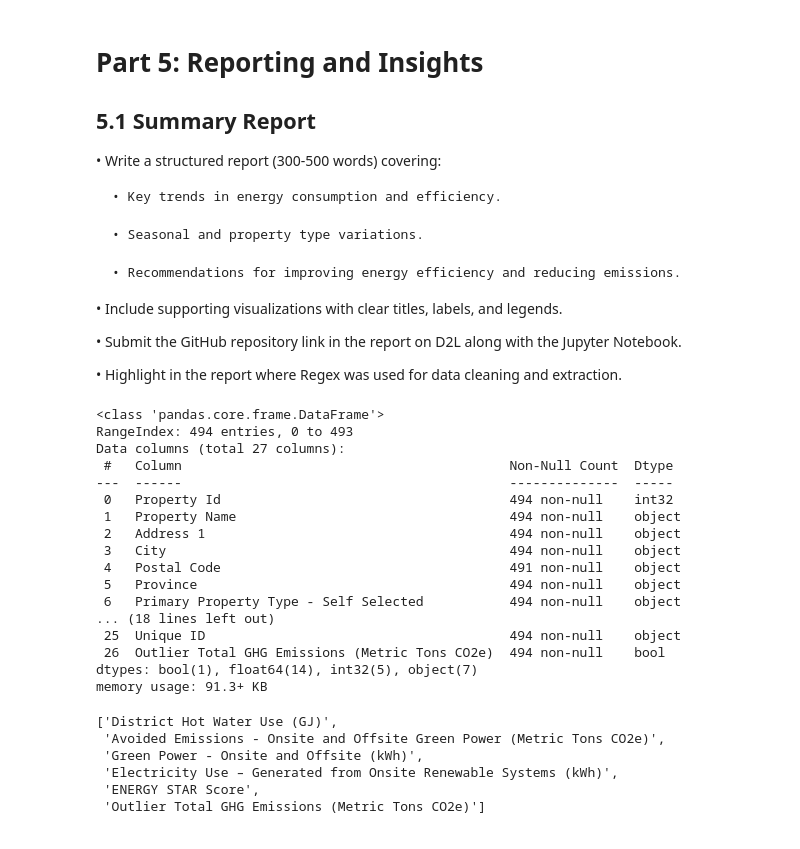
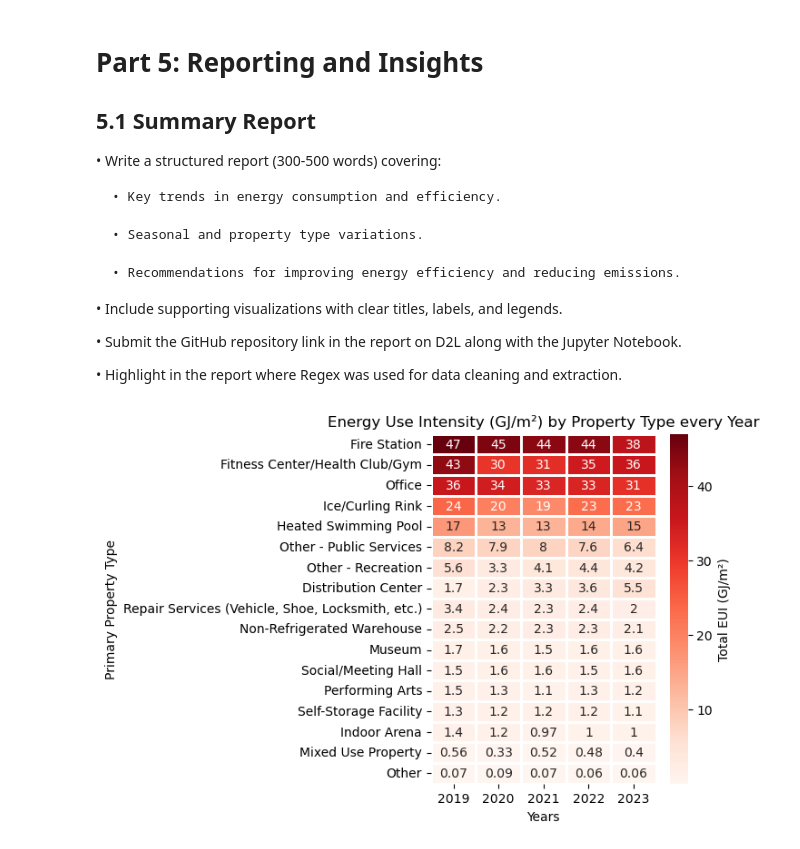
Before and after one commit to msthalegu/Analysis-of-Energy-Consumption-Trends-in-Calgary-, a Jupyter notebook: AssignmentFour.ipynb, the cells around one changed output. Drawn from its saved outputs; the diff is of its cells as text; code cells hidden in the pictures.

```diff
--- a/AssignmentFour.ipynb
+++ b/AssignmentFour.ipynb
@@ -681,35 +681,24 @@ The t-test result (T = -2.7646, p = 0.0066) between 'Office' and 'Fire Sattion'
 • Submit the GitHub repository link in the report on D2L along with the Jupyter Notebook.
 
 • Highlight in the report where Regex was used for data cleaning and extraction.
-# %%
-Cdf.info()
-# %% [output]
-<class 'pandas.core.frame.DataFrame'>
-RangeIndex: 494 entries, 0 to 493
-Data columns (total 27 columns):
- #   Column                                          Non-Null Count  Dtype
----  ------                                          --------------  -----
- 0   Property Id                                     494 non-null    int32
- 1   Property Name                                   494 non-null    object
- 2   Address 1                                       494 non-null    object
- 3   City                                            494 non-null    object
- 4   Postal Code                                     491 non-null    object
- 5   Province                                        494 non-null    object
- 6   Primary Property Type - Self Selected           494 non-null    object
-... (18 lines left out)
- 25  Unique ID                                       494 non-null    object
- 26  Outlier Total GHG Emissions (Metric Tons CO2e)  494 non-null    bool
-dtypes: bool(1), float64(14), int32(5), object(7)
-memory usage: 91.3+ KB
-# %%
-unique_columns_df = list(set(df.columns) - set(Cdf.columns))
-unique_columns_Cdf = list(set(Cdf.columns) - set(df.columns))
-unique_columns = unique_columns_df + unique_columns_Cdf
-unique_columns
-# %% [output]
-['District Hot Water Use (GJ)',
- 'Avoided Emissions - Onsite and Offsite Green Power (Metric Tons CO2e)',
- 'Green Power - Onsite and Offsite (kWh)',
- 'Electricity Use – Generated from Onsite Renewable Systems (kWh)',
- 'ENERGY STAR Score',
- 'Outlier Total GHG Emissions (Metric Tons CO2e)']
+# %%
+import seaborn as sns
+import matplotlib.pyplot as plt
+import pandas as pd
+
+
+Energy_Efic = Cdf.groupby(['Primary Property Type - Self Selected', 'Year Ending'])['Site EUI (GJ/m²)'].sum().unstack()
+Energy_Efic['Total'] = Energy_Efic.sum(axis=1)
+Energy_Efic = Energy_Efic.sort_values(by='Total', ascending=False)
+Energy_Efic = Energy_Efic.drop(columns=['Total'])
+
+Energy_Efic
+
+plt.figure(figsize=(4, 5))
+sns.heatmap(Energy_Efic, annot=True, cmap="Reds", cbar_kws={'label': 'Total EUI (GJ/m²)'}, linewidths=0.9)
+plt.title('Energy Use Intensity (GJ/m²) by Property Type every Year')
+plt.xlabel('Years')
+plt.ylabel('Primary Property Type')
+plt.show()
+# %% [output]
+[figure, added]
```
Also changed, not shown: parts of 3 cells of this notebook.
